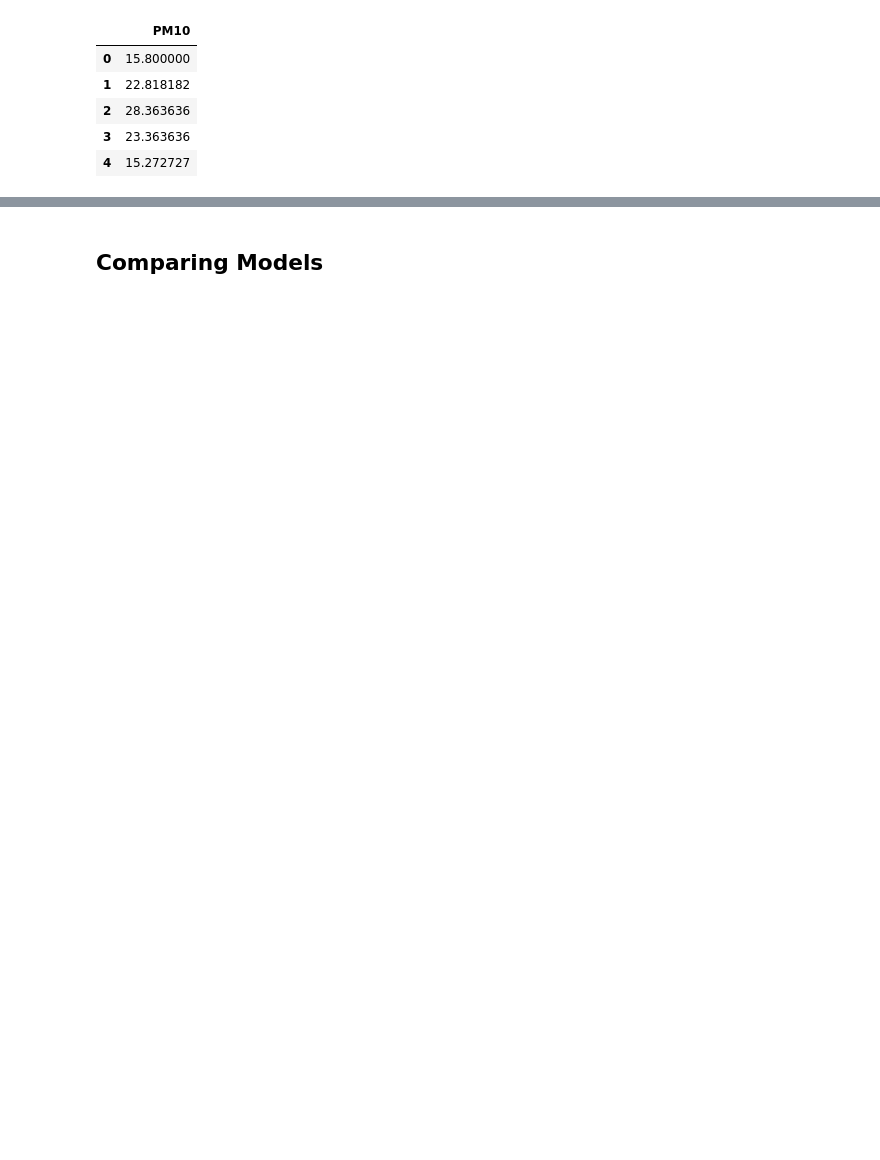
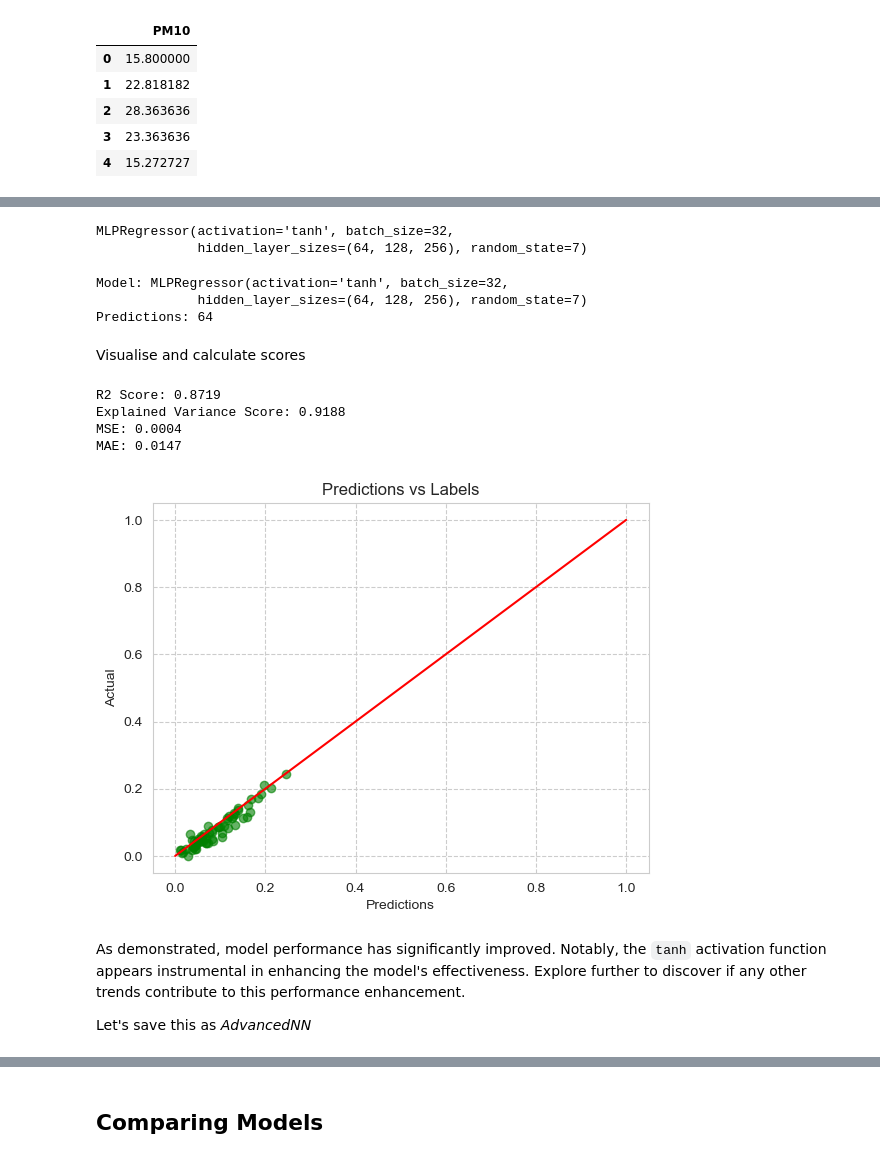
Before and after one commit to faizuddin/python-workshop, a Jupyter notebook: intro-to-data-analysis/model.ipynb, the cells around one changed output, grey strips where cells are left out. Cells and saved outputs as stored; diff of their text form; code cells hidden in the pictures; blank space fills up the shorter version.

```diff
--- a/intro-to-data-analysis/model.ipynb
+++ b/intro-to-data-analysis/model.ipynb
@@ -356,0 +279,25 @@ metric_vals.extend([r2, ev, mse, mae])
+# %%
+def plot_preds(y_pred, y_val):
+    plt.plot([0, 1], [0, 1], c='red')
+    plt.scatter(y_pred, y_val, alpha=0.6,  c="green")
+    plt.grid(linestyle='--')
+
+    # Labels
+    plt.xlabel('Predictions')
+    plt.ylabel('Actual')
+    plt.title('Predictions vs Labels')
+
+def calc_metrics(y_pred, y_val, display_score=True):
+    r2 = r2_score(y_val, y_pred)
+    ev = explained_variance_score(y_val, y_pred)
+    mse = mean_squared_error(y_val, y_pred)
+    mae = mean_absolute_error(y_val, y_pred)
+
+    if display_score:
+        # display scores
+        print("R2 Score: %.4f" %r2)
+        print("Explained Variance Score: %.4f" % ev)
+        print("MSE: %.4f" % mse)
+        print("MAE: %.4f" % mae)
+
+    return r2, ev, mse, mae
@@ -356,0 +328,36 @@ metric_vals.extend([r2, ev, mse, mae])
+# %%
+opt_nn = MLPRegressor(
+    hidden_layer_sizes=(64, 128, 256),
+    batch_size=32,
+    activation='tanh',
+    solver='adam',
+    random_state=7,
+    )
+
+opt_nn.fit(X_train, y_train.values.ravel())
+# %% [output]
+MLPRegressor(activation='tanh', batch_size=32,
+             hidden_layer_sizes=(64, 128, 256), random_state=7)
+# %%
+y_pred = opt_nn.predict(X_val)
+print("Model: %s" % opt_nn)
+print("Predictions: %d" % y_pred.shape)
+# %% [output]
+Model: MLPRegressor(activation='tanh', batch_size=32,
+             hidden_layer_sizes=(64, 128, 256), random_state=7)
+Predictions: 64
+# %% [markdown]
+Visualise and calculate scores
+# %%
+plot_preds(y_pred, y_val)
+r2, ev, mse, mae = calc_metrics(y_pred, y_val)
+# %% [output]
+R2 Score: 0.8719
+Explained Variance Score: 0.9188
+MSE: 0.0004
+MAE: 0.0147
+[figure, added]
+# %% [markdown]
+As demonstrated, model performance has significantly improved. Notably, the `tanh` activation function appears instrumental in enhancing the model's effectiveness. Explore further to discover if any other trends contribute to this performance enhancement.
+
+Let's save this as *AdvancedNN*
```
Also changed, not shown: parts of 125 cells of this notebook, 1 other file.
